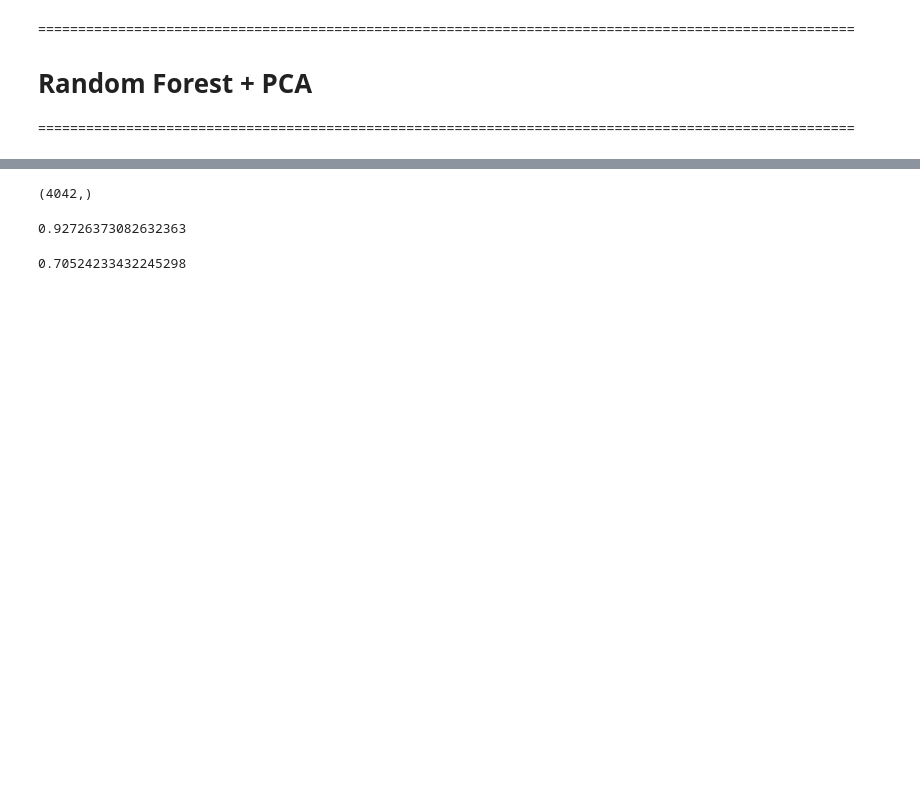
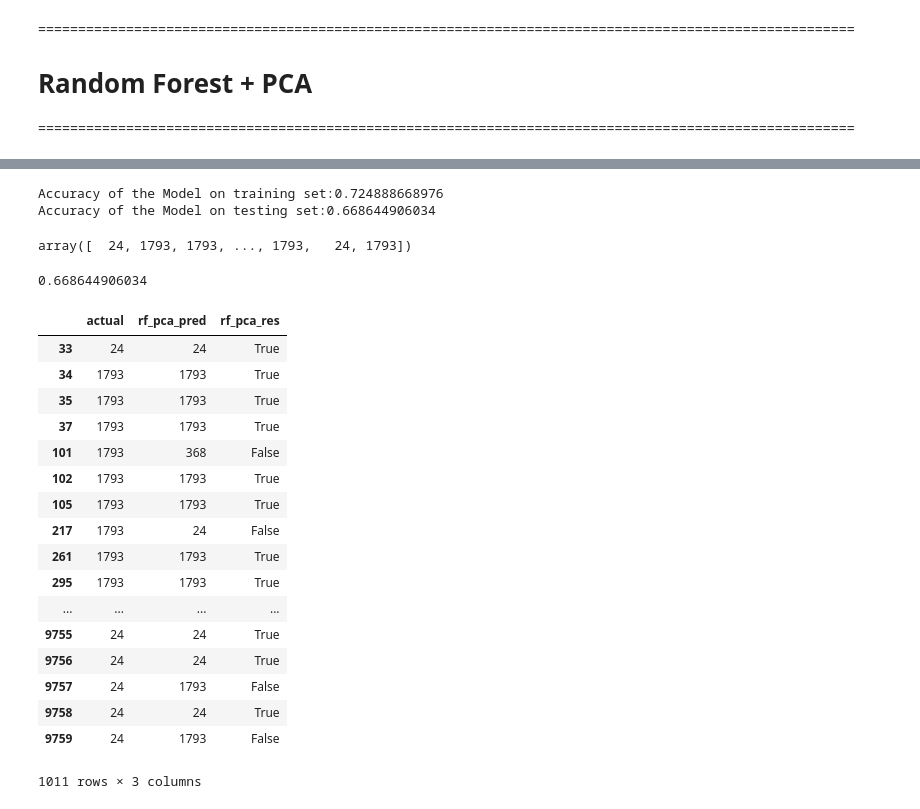
Before and after one commit to Tingting-Chang/painting-classifier, a Jupyter notebook: random_forest.ipynb, the cells around one changed output, grey strips where cells are left out. Drawn from its saved outputs; the diff is of its cells as text; code cells hidden in the pictures; blank space fills up the shorter version.

```diff
--- a/random_forest.ipynb
+++ b/random_forest.ipynb
@@ -245,25 +312,23 @@ rf_bo(rf_pca_evaluate)
 # %%
 # Choose the best params from BO results then predict
-best_pca_estimators =
-best_pca_max_depth =
-best_pca_max_features =
+best_pca_estimators = 674
+best_pca_max_depth = 6
+best_pca_max_features = 7
 best_pca_rfc = RandomForestClassifier(n_jobs = 4, n_estimators=best_pca_estimators, oob_score=False,
                                 max_depth = best_pca_max_depth, max_features = best_pca_max_features)
 
 best_pca_rfc.fit(pca_transformed, train_labels)
 
+# accuracy for the train set
+print "Accuracy of the Model on training set:" + str(best_pca_rfc.score(pca_transformed,train_labels))
+
+# accuracy for the test set
+print "Accuracy of the Model on testing set:" + str(best_pca_rfc.score(pca_transformed_test,test_labels))
+
 # use the best params to predict
 rfc_pac_true, rfc_pca_pred = test_labels, best_pca_rfc.predict(pca_transformed_test)
 rfc_pca_pred
 # %% [output]
-(4042,)
+Accuracy of the Model on training set:0.724888668976
+Accuracy of the Model on testing set:0.668644906034
+array([  24, 1793, 1793, ..., 1793,   24, 1793])
-# %%
-# accuracy of training dataset
-best_pca_rfc.score(pca_transformed, train_labels)
-# %% [output]
-0.92726373082632363
-# %%
-# accuracy of testing dataset
-best_pca_rfc.score(pca_transformed_test, test_labels)
-# %% [output]
-0.70524233432245298
@@ -272,0 +335,38 @@ test_data_df
+# %%
+import pickle
+
+# save the model to disk
+filename = 'random_forest_pca.sav'
+pickle.dump(best_pca_rfc, open(filename, 'wb'))
+
+# some time later...
+
+# load the model from disk
+loaded_rfc_pca = pickle.load(open(filename, 'rb'))
+result_pca = loaded_rfc_pca.score(pca_transformed_test, test_labels)
+print(result_pca)
+# %% [output]
+0.668644906034
+# %%
+pca_rf_test_df = fns.result_table(rfc_pac_true, rfc_pca_pred)
+pca_rf_test_df = pca_rf_test_df.rename(index=str, columns={'predictions': 'rf_pca_pred', 'results': 'rf_pca_res'})
+pca_rf_test_df
+# %% [output]
+|  | actual | rf_pca_pred | rf_pca_res |
+| 33 | 24 | 24 | True |
+| 34 | 1793 | 1793 | True |
+| 35 | 1793 | 1793 | True |
+| 37 | 1793 | 1793 | True |
+| 101 | 1793 | 368 | False |
+| 102 | 1793 | 1793 | True |
+| 105 | 1793 | 1793 | True |
+| 217 | 1793 | 24 | False |
+| 261 | 1793 | 1793 | True |
+| 295 | 1793 | 1793 | True |
+| ... | ... | ... | ... |
+| 9755 | 24 | 24 | True |
+| 9756 | 24 | 24 | True |
+| 9757 | 24 | 1793 | False |
+| 9758 | 24 | 24 | True |
+| 9759 | 24 | 1793 | False |
+1011 rows × 3 columns
```
Also changed, not shown: parts of 21 cells of this notebook, 7 other files.
